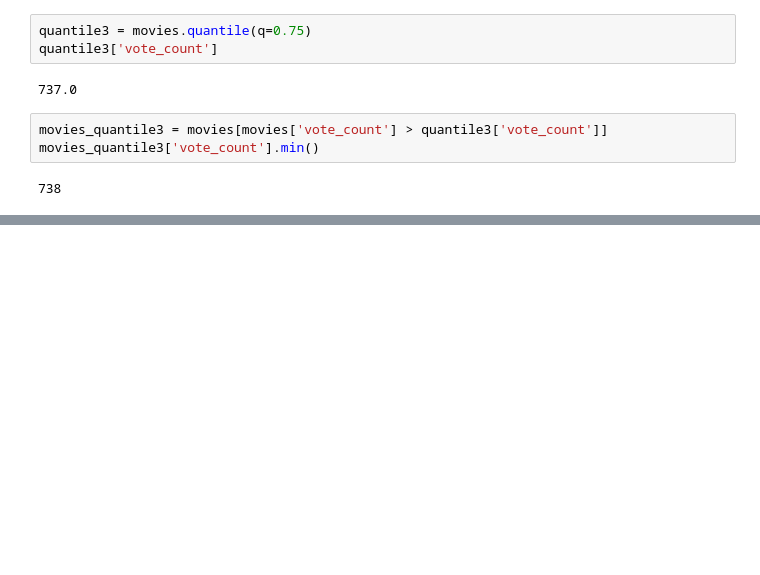
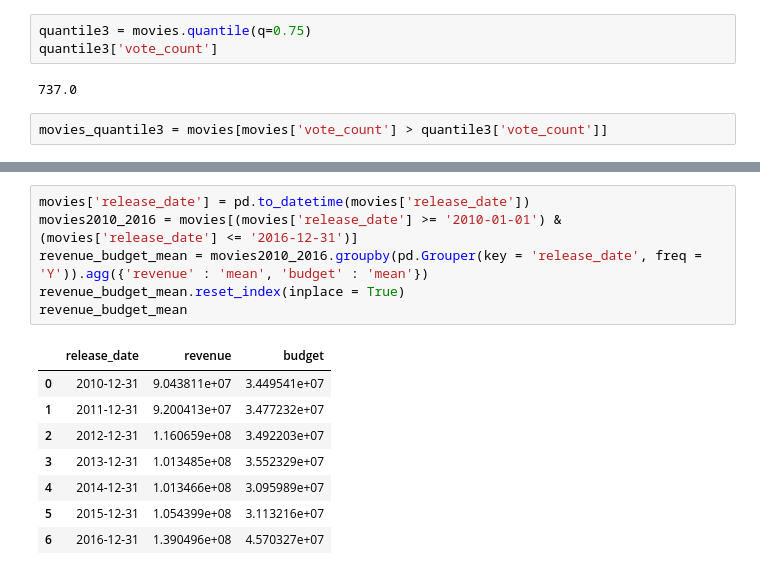
Before and after one commit to agnieszka2201pn/data_analysis, a Jupyter notebook: zadanie baza filmów.ipynb, the cells around one changed output, grey strips where cells are left out. Cells and saved outputs as stored; diff of their text form; blank space fills up the shorter version.

```diff
--- a/zadanie baza filmów.ipynb
+++ b/zadanie baza filmów.ipynb
@@ -27,9 +27,6 @@ quantile3['vote_count']
 737.0
 # %%
 movies_quantile3 = movies[movies['vote_count'] > quantile3['vote_count']]
-movies_quantile3['vote_count'].min()
-# %% [output]
-738
 # %%
 movies_by_vote_average = movies_quantile3.sort_values('vote_average', ascending=False)
 best10movies = movies_by_vote_average[:10]
@@ -46,3 +43,18 @@ best10movies
 | 662 | 662 | 63000000 | http://www.foxmovies.com/movies/f... | 550 | en | Fight Club | A ticking-time-bomb insomniac and... | 146.757391 | ... |
 | 2170 | 2170 | 806948 | NaN | 539 | en | Psycho | When larcenous real estate clerk ... | 93.067866 | ... |
 | 1847 | 1847 | 25000000 | http://www.warnerbros.com/goodfellas | 769 | en | GoodFellas | The true story of Henry Hill, a h... | 63.654244 | ... |
+# %%
+movies['release_date'] = pd.to_datetime(movies['release_date'])
+movies2010_2016 = movies[(movies['release_date'] >= '2010-01-01') & (movies['release_date'] <= '2016-12-31')]
+revenue_budget_mean = movies2010_2016.groupby(pd.Grouper(key = 'release_date', freq = 'Y')).agg({'revenue' : 'mean', 'budget' : 'mean'})
+revenue_budget_mean.reset_index(inplace = True)
+revenue_budget_mean
+# %% [output]
+|  | release_date | revenue | budget |
+| 0 | 2010-12-31 | 9.043811e+07 | 3.449541e+07 |
+| 1 | 2011-12-31 | 9.200413e+07 | 3.477232e+07 |
+| 2 | 2012-12-31 | 1.160659e+08 | 3.492203e+07 |
+| 3 | 2013-12-31 | 1.013485e+08 | 3.552329e+07 |
+| 4 | 2014-12-31 | 1.013466e+08 | 3.095989e+07 |
+| 5 | 2015-12-31 | 1.054399e+08 | 3.113216e+07 |
+| 6 | 2016-12-31 | 1.390496e+08 | 4.570327e+07 |
```
Also changed, not shown: parts of 2 cells of this notebook.
